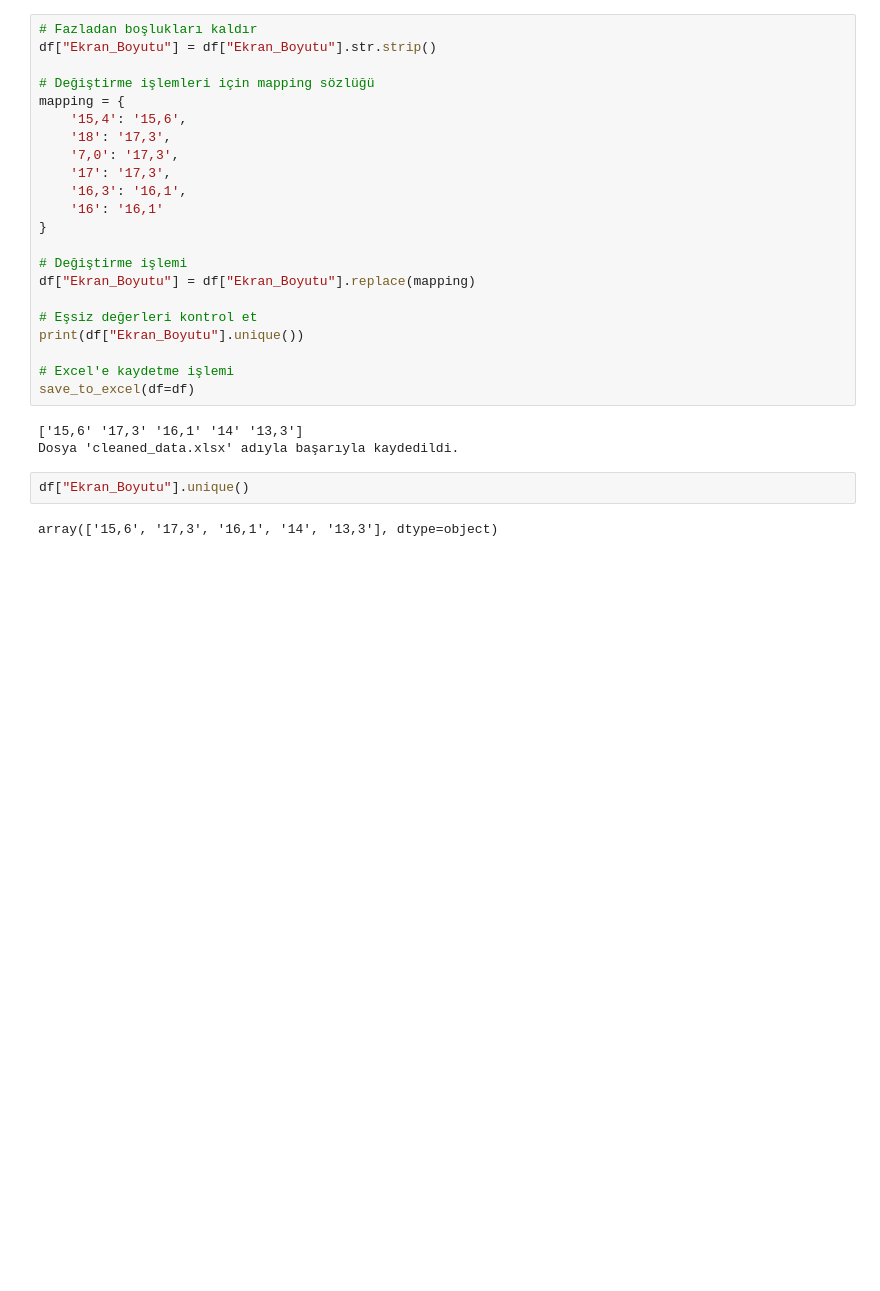
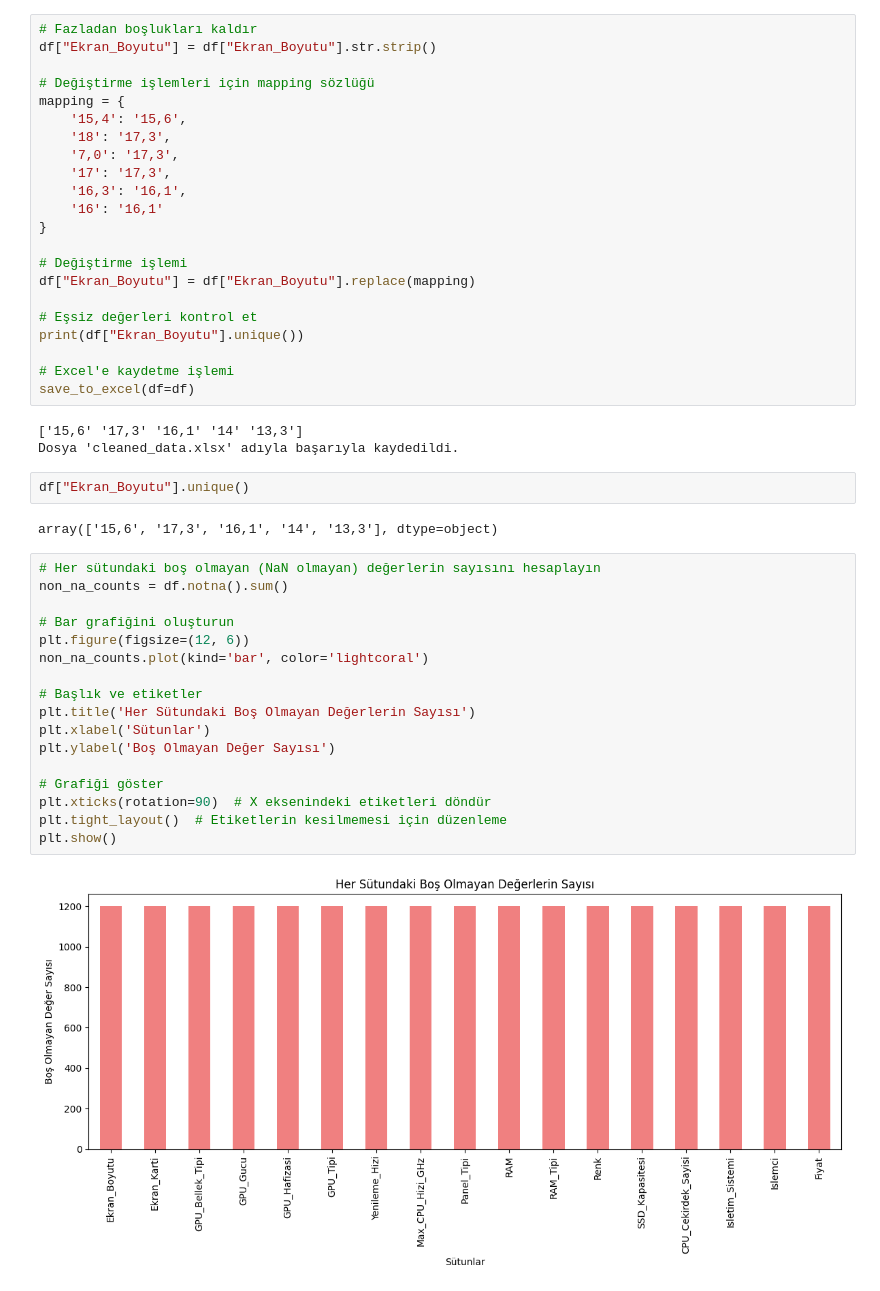
Before and after one commit to ikriyusuf/Laptop-Price-Prediction, a Jupyter notebook: data_manipulation.ipynb, the cells around one changed output. Saved outputs shown, nothing was run; the diff lists cells and outputs as text; blank space fills up the shorter version.

```diff
--- a/data_manipulation.ipynb
+++ b/data_manipulation.ipynb
@@ -1689,3 +1689,22 @@ Dosya 'cleaned_data.xlsx' adıyla başarıyla kaydedildi.
 df["Ekran_Boyutu"].unique()
 # %% [output]
 array(['15,6', '17,3', '16,1', '14', '13,3'], dtype=object)
+# %%
+# Her sütundaki boş olmayan (NaN olmayan) değerlerin sayısını hesaplayın
+non_na_counts = df.notna().sum()
+
+# Bar grafiğini oluşturun
+plt.figure(figsize=(12, 6))
+non_na_counts.plot(kind='bar', color='lightcoral')
+
+# Başlık ve etiketler
+plt.title('Her Sütundaki Boş Olmayan Değerlerin Sayısı')
+plt.xlabel('Sütunlar')
+plt.ylabel('Boş Olmayan Değer Sayısı')
+
+# Grafiği göster
+plt.xticks(rotation=90)  # X eksenindeki etiketleri döndür
+plt.tight_layout()  # Etiketlerin kesilmemesi için düzenleme
+plt.show()
+# %% [output]
+[figure, added]
```
Also changed, not shown: 4 other files.
